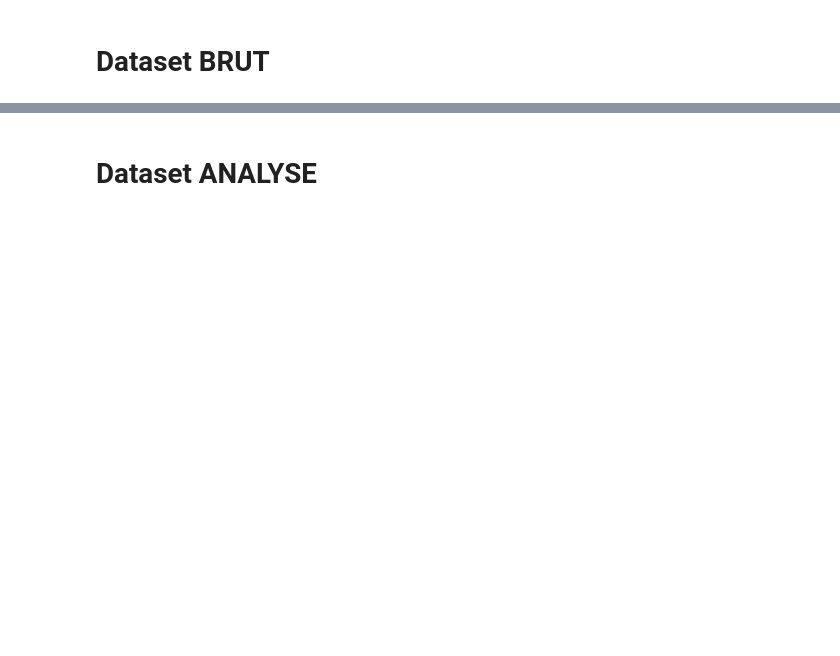
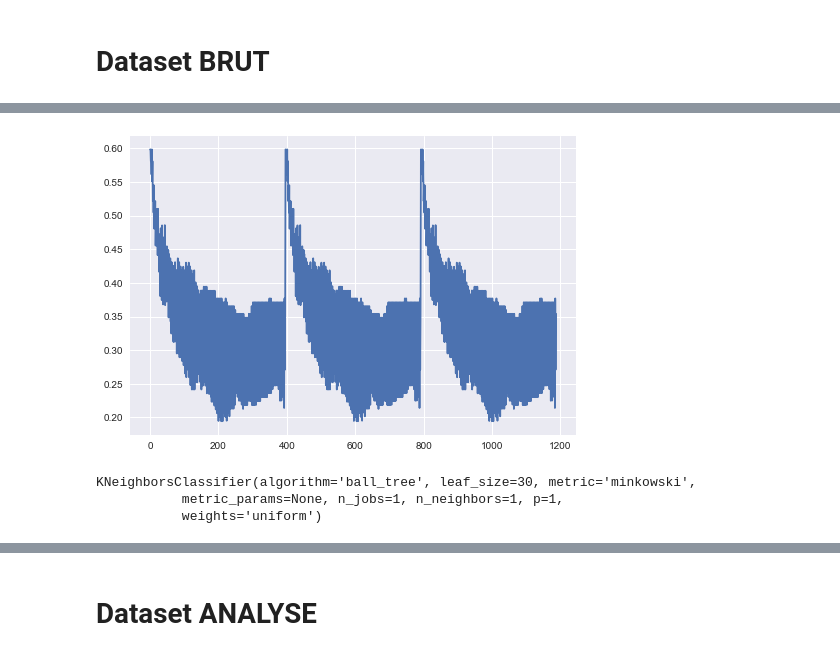
Before and after one commit to Asifadam93/UserActivityRecognition, a Jupyter notebook: Notebook_python/Dataset Analyse Knn.ipynb, the cells around one changed output, grey strips where cells are left out. Drawn from its saved outputs; the diff is of its cells as text; code cells hidden in the pictures; blank space fills up the shorter version.

```diff
--- a/Notebook_python/Dataset Analyse Knn.ipynb
+++ b/Notebook_python/Dataset Analyse Knn.ipynb
@@ -153,8 +117,12 @@ Name: Action, dtype: int64
 396 rows × 1 columns
 # %%
 # Configuration des paramètres que l'on souhaite tester
+# Configuration des paramètres que l'on souhaite tester
 tuned_parameters = [{
-   'n_neighbors': np.array(range (1,100))
+   'n_neighbors': np.array(range (1,100)),
+    'weights':['uniform','distance'],
+    'p':[1,2],
+    'algorithm' : ['ball_tree', 'kd_tree', 'brute']
 }]
 scores = ['accuracy']
 
@@ -229,7 +177,24 @@ Se lever (depuis position allongée)       0.81      0.72      0.76        29
+# %%
+%matplotlib inline
+import matplotlib.pyplot as plt
+import seaborn as sns
+
+# Récupération de tout les scores
+scores = [ mean_score.mean() for params, mean_score, mean_score in clf.grid_scores_ ]
+
+plt.plot(scores);
+# %% [output]
+[figure, added]
 # %%
 # warnings.filterwarnings('ignore')
 
-#clf_demo =
+clf_demo = KNeighborsClassifier(algorithm='ball_tree', leaf_size=30, metric='minkowski',
+           metric_params=None, n_jobs=1, n_neighbors=1, p=1,
+           weights='uniform')
 
-# clf_demo.fit(source_train, cible_train.values.ravel())
+clf_demo.fit(source_train, cible_train.values.ravel())
+# %% [output]
+KNeighborsClassifier(algorithm='ball_tree', leaf_size=30, metric='minkowski',
+           metric_params=None, n_jobs=1, n_neighbors=1, p=1,
+           weights='uniform')
 # %%
```
Also changed, not shown: parts of 13 cells of this notebook, 7 other files.
